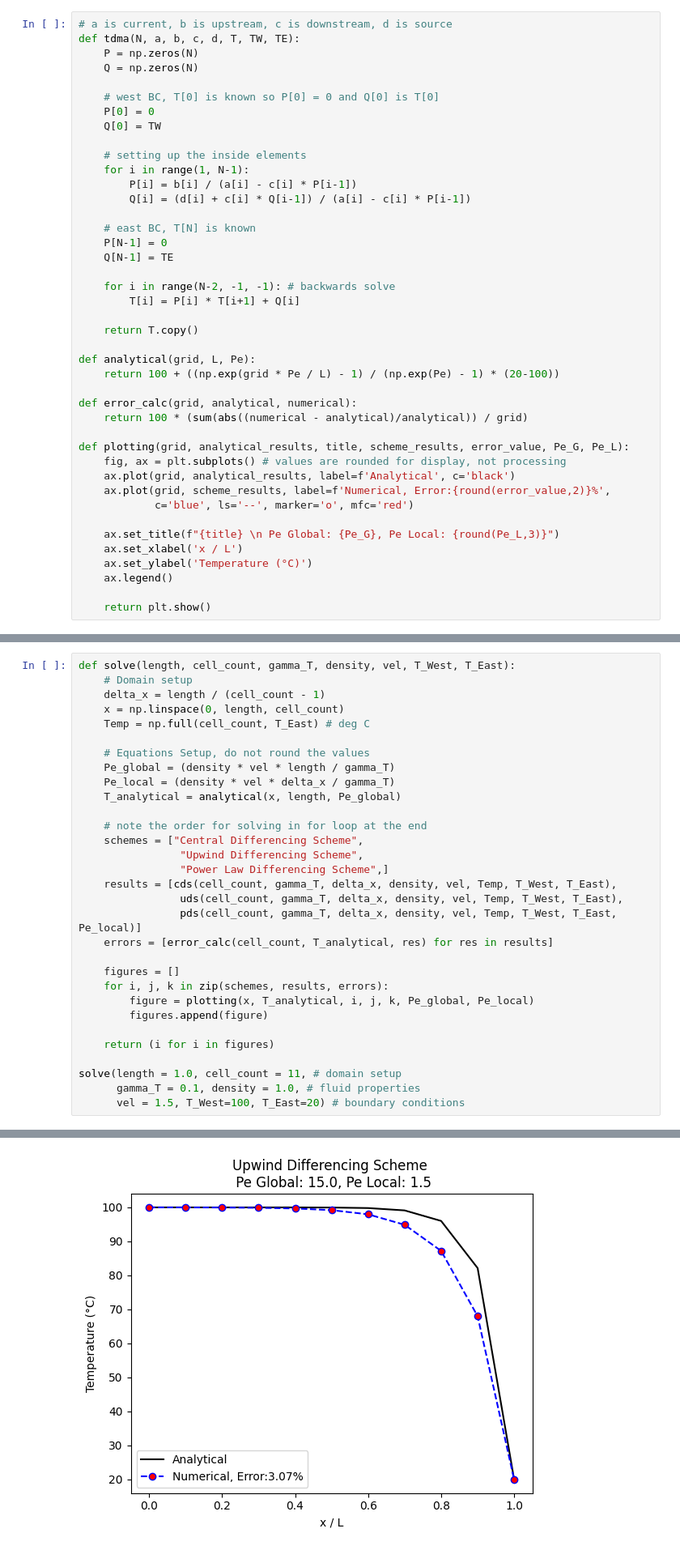
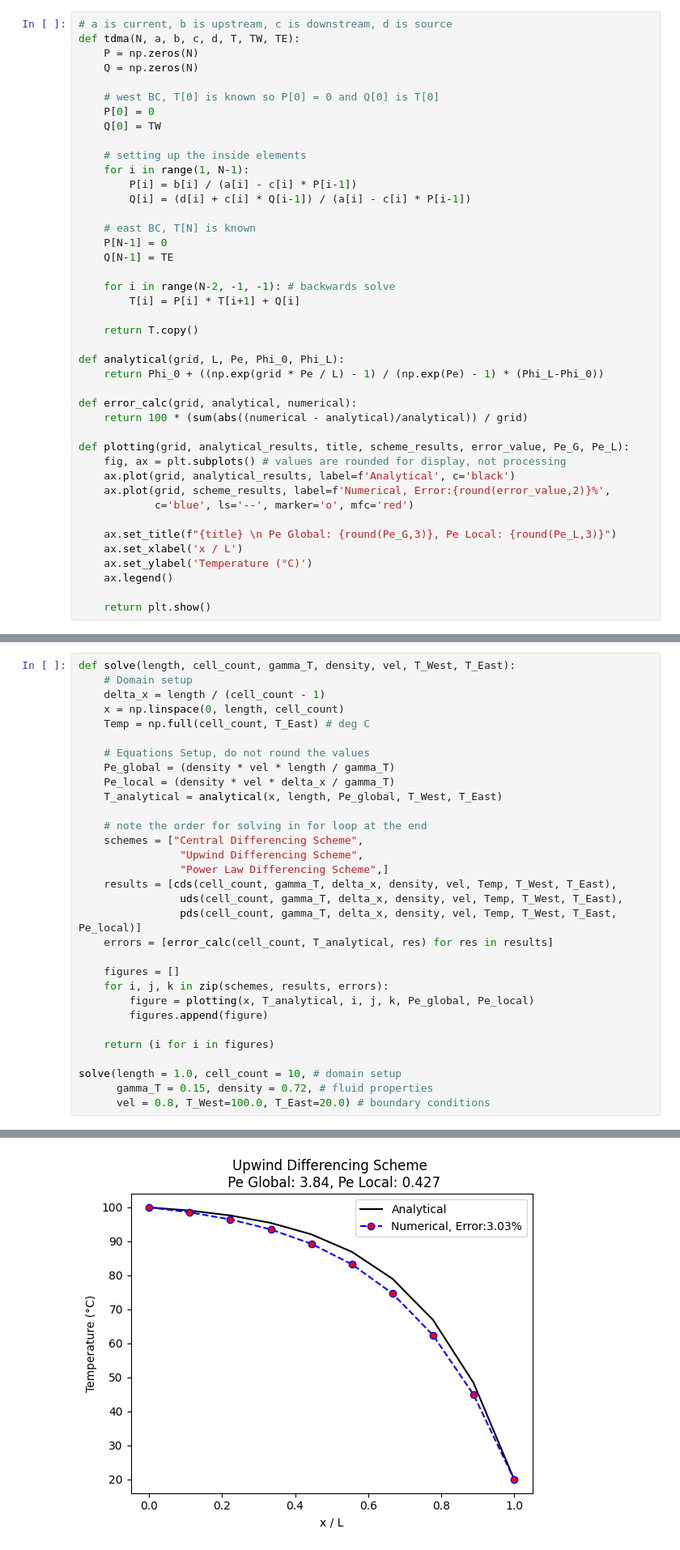
Before and after one commit to abirizky998/CFD_Course_Imperial, a Jupyter notebook: Coursework 1/dev_code.ipynb, the cells around one changed output, grey strips where cells are left out. Shown at 81% size. Drawn from its saved outputs; the diff is of its cells as text.

```diff
--- a/Coursework 1/dev_code.ipynb
+++ b/Coursework 1/dev_code.ipynb
@@ -25,8 +25,8 @@ def tdma(N, a, b, c, d, T, TW, TE):
 
     return T.copy()
 
-def analytical(grid, L, Pe):
-    return 100 + ((np.exp(grid * Pe / L) - 1) / (np.exp(Pe) - 1) * (20-100))
+def analytical(grid, L, Pe, Phi_0, Phi_L):
+    return Phi_0 + ((np.exp(grid * Pe / L) - 1) / (np.exp(Pe) - 1) * (Phi_L-Phi_0))
 
 def error_calc(grid, analytical, numerical):
     return 100 * (sum(abs((numerical - analytical)/analytical)) / grid)
@@ -37,7 +37,7 @@ def plotting(grid, analytical_results, title, scheme_results, error_value, Pe_G,
     ax.plot(grid, scheme_results, label=f'Numerical, Error:{round(error_value,2)}%',
             c='blue', ls='--', marker='o', mfc='red')
 
-    ax.set_title(f"{title} \n Pe Global: {Pe_G}, Pe Local: {round(Pe_L,3)}")
+    ax.set_title(f"{title} \n Pe Global: {round(Pe_G,3)}, Pe Local: {round(Pe_L,3)}")
     ax.set_xlabel('x / L')
     ax.set_ylabel('Temperature (°C)')
     ax.legend()
@@ -89,7 +89,7 @@ def solve(length, cell_count, gamma_T, density, vel, T_West, T_East):
     # Equations Setup, do not round the values
     Pe_global = (density * vel * length / gamma_T)
     Pe_local = (density * vel * delta_x / gamma_T)
-    T_analytical = analytical(x, length, Pe_global)
+    T_analytical = analytical(x, length, Pe_global, T_West, T_East)
 
     # note the order for solving in for loop at the end
     schemes = ["Central Differencing Scheme",
@@ -107,7 +107,7 @@ def solve(length, cell_count, gamma_T, density, vel, T_West, T_East):
 
     return (i for i in figures)
 
-solve(length = 1.0, cell_count = 11, # domain setup
-      gamma_T = 0.1, density = 1.0, # fluid properties
-      vel = 1.5, T_West=100, T_East=20) # boundary conditions
+solve(length = 1.0, cell_count = 10, # domain setup
+      gamma_T = 0.15, density = 0.72, # fluid properties
+      vel = 0.8, T_West=100.0, T_East=20.0) # boundary conditions
 # %% [output]
@@ -115 +115 @@ solve(length = 1.0, cell_count = 11, # domain setup
-[figure, old version]
+[figure, new version]
```
Also changed, not shown: parts of 1 cell of this notebook, 3 other files.
